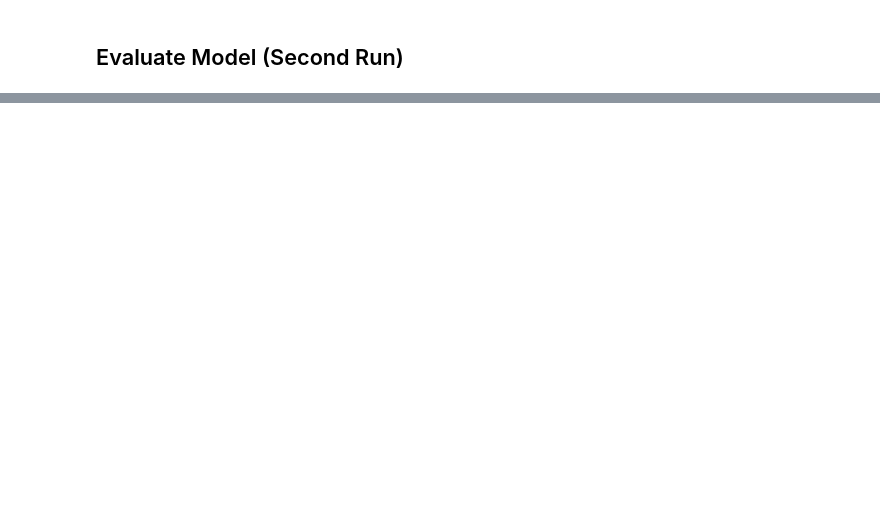
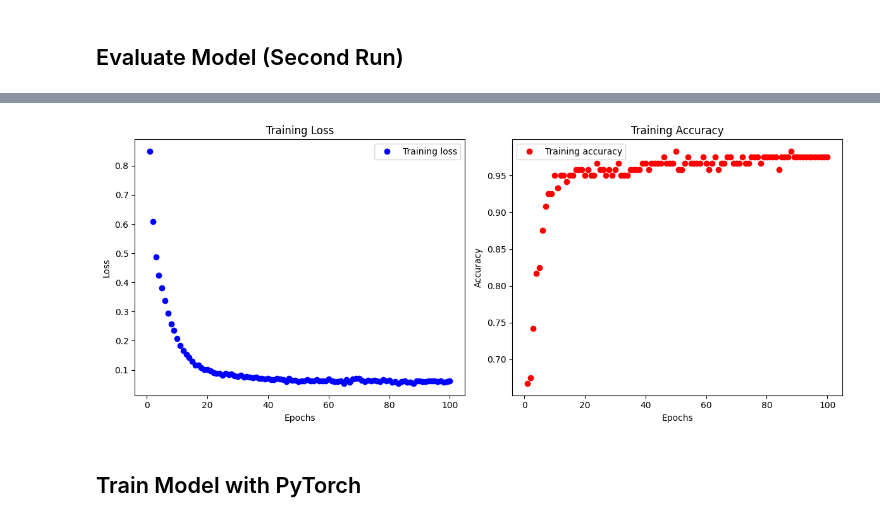
Before and after one commit to jahidurmahim/Machine_Learning_Laboratory, a Jupyter notebook: BackPropagation.ipynb, the cells around one changed output, grey strips where cells are left out. Saved outputs shown, nothing was run; the diff lists cells and outputs as text; code cells hidden in the pictures; blank space fills up the shorter version.

```diff
--- a/BackPropagation.ipynb
+++ b/BackPropagation.ipynb
@@ -537,0 +587,9 @@ Test accuracy: 96.7%
+# %%
+# Train the TensorFlow model
+tf_history = tf_model.fit(X_train, y_train_one_hot, epochs=100, batch_size=1, verbose=0)
+
+# Evaluate the model on the test set
+tf_loss, tf_accuracy = tf_model.evaluate(X_test, y_test_one_hot, verbose=0)
+
+print(f'TensorFlow Model Test Loss: {100.0 * tf_loss:2.2f}%')
+print(f'TensorFlow Model Test Accuracy: {100.0 * tf_accuracy:2.2f}%')
@@ -537,0 +599,31 @@ Test accuracy: 96.7%
+# %%
+import matplotlib.pyplot as plt
+
+# Plot training history (loss and accuracy)
+history_dict = tf_history.history
+loss_values = history_dict['loss']
+acc_values = history_dict['accuracy']
+epochs = range(1, len(loss_values) + 1)
+
+plt.figure(figsize=(12, 5))
+
+plt.subplot(1, 2, 1)
+plt.plot(epochs, loss_values, 'bo', label='Training loss')
+plt.title('Training Loss')
+plt.xlabel('Epochs')
+plt.ylabel('Loss')
+plt.legend()
+
+plt.subplot(1, 2, 2)
+plt.plot(epochs, acc_values, 'ro', label='Training accuracy')
+plt.title('Training Accuracy')
+plt.xlabel('Epochs')
+plt.ylabel('Accuracy')
+plt.legend()
+
+plt.tight_layout()
+plt.show()
+# %% [output]
+[figure, added]
+# %% [markdown]
+## Train Model with PyTorch
```
Also changed, not shown: parts of 32 cells of this notebook.
